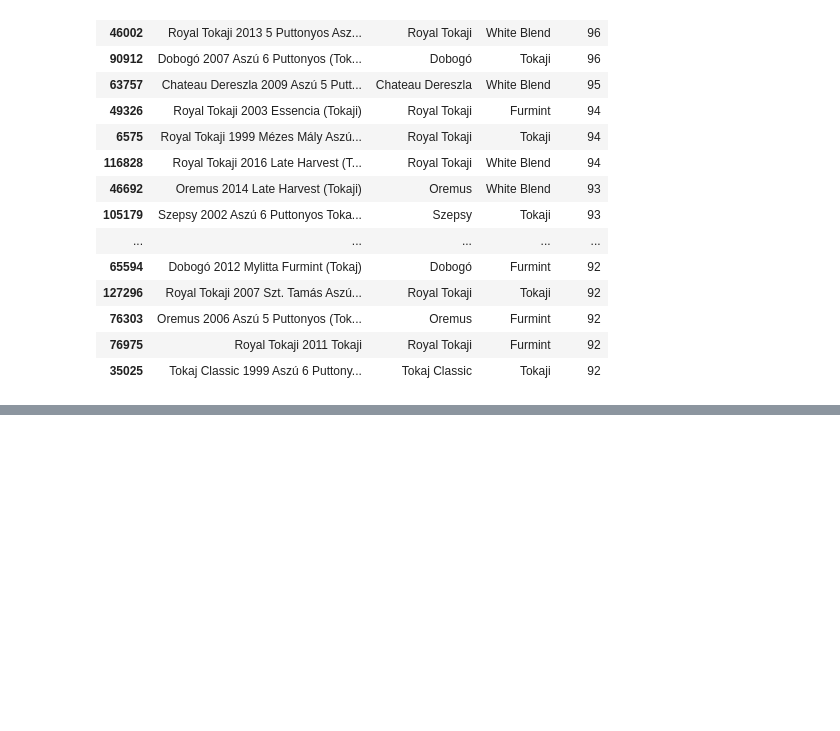
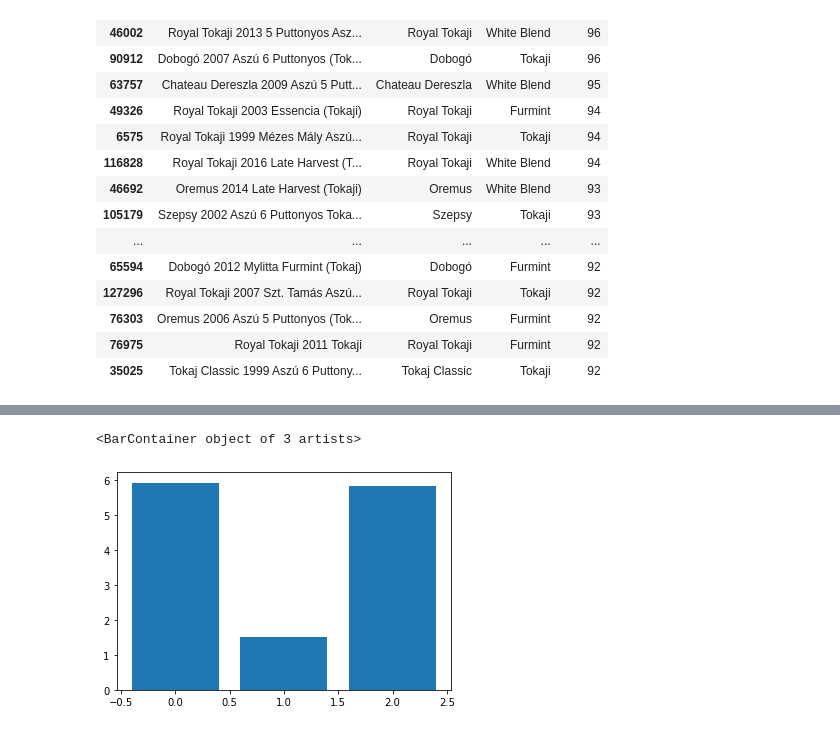
Before and after one commit to pukanszkypeter/sentiment-analysis-with-adjectives, a Jupyter notebook: sentiment-analysis.ipynb, the cells around one changed output, grey strips where cells are left out. Saved outputs shown, nothing was run; the diff lists cells and outputs as text; code cells hidden in the pictures; blank space fills up the shorter version.

```diff
--- a/sentiment-analysis.ipynb
+++ b/sentiment-analysis.ipynb
@@ -150,3 +166,23 @@ hungary[['title', 'winery', 'variety', 'points']]
 | 76303 | Oremus 2006 Aszú 5 Puttonyos (Tok... | Oremus | Furmint | 92 |
 | 76975 | Royal Tokaji 2011 Tokaji | Royal Tokaji | Furmint | 92 |
 | 35025 | Tokaj Classic 1999 Aszú 6 Puttony... | Tokaj Classic | Tokaji | 92 |
+# %%
+%%time
+# Clean text data
+
+text_data = wine_reviews[['description', 'points']].astype({"description": object, "points": int}).rename(columns={"description": "content", "points": "sentiment"})
+
+stop_words = set(stopwords.words('english'))
+
+for index, row in text_data.iterrows():
+    word_tokens = word_tokenize(row['content'])
+    filtered_sentence = []
+    for w in word_tokens:
+        # remove stop words
+        if w.lower() not in stop_words:
+            # remove punkts
+            if w.lower().isalnum():
+                # remove numbers
+                if not w.lower().isdigit():
+                    filtered_sentence.append(w.lower())
+    text_data.at[index, 'content'] = ' '.join(filtered_sentence)
@@ -152,0 +208,5 @@ hungary[['title', 'winery', 'variety', 'points']]
+# %%
+text_data.loc[text_data['sentiment'] < 86, 'sentiment'] = 0
+text_data.loc[(text_data['sentiment'] >= 86) & (text_data['sentiment'] <= 91) , 'sentiment'] = 1
+text_data.loc[text_data['sentiment'] > 91 , 'sentiment'] = 2
+text_data.sentiment.value_counts()
@@ -152,0 +252,11 @@ hungary[['title', 'winery', 'variety', 'points']]
+# %%
+# Sentiment classifier - Keras RNN
+
+rnn_data = text_data
+class_weights = {k: (len(rnn_data) / v) for k, v in rnn_data.sentiment.value_counts().items()}
+class_weights
+
+plt.pyplot.bar(class_weights.keys(), class_weights.values())
+# %% [output]
+<BarContainer object of 3 artists>
+[figure, added]
```
Also changed, not shown: parts of 24 cells of this notebook.
